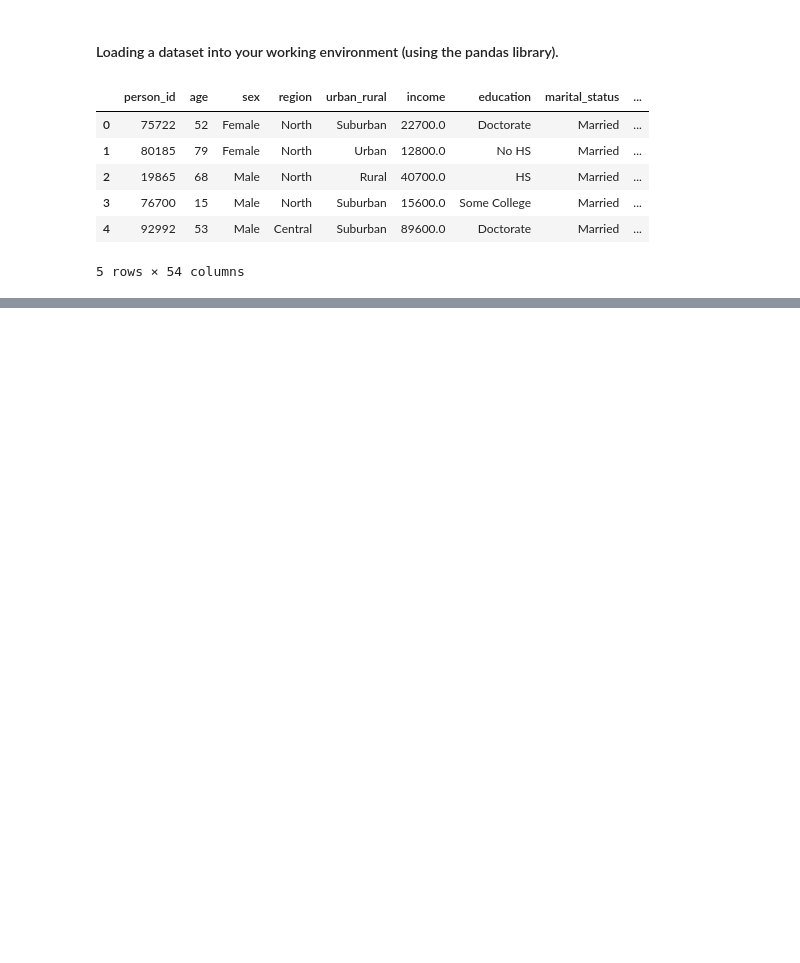
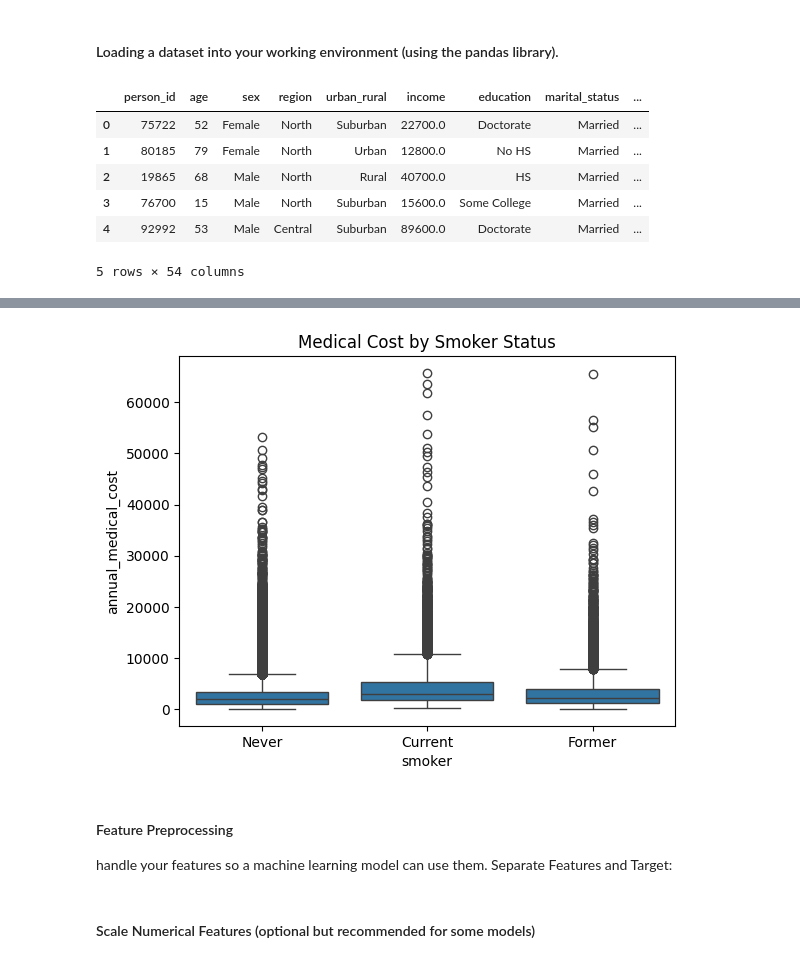
Before and after one commit to MaykInvest/Medical-Insurance-Cost-Prediction-, a Jupyter notebook: analysis.ipynb, the cells around one changed output, grey strips where cells are left out. Cells and saved outputs as stored; diff of their text form; code cells hidden in the pictures; blank space fills up the shorter version.

```diff
--- a/analysis.ipynb
+++ b/analysis.ipynb
@@ -106,0 +264,11 @@ df.head()
+# %%
+# Example: effect of smoker status on annual medical cost
+sns.boxplot(x='smoker', y='annual_medical_cost', data=df)
+plt.title('Medical Cost by Smoker Status')
+plt.show()
+# %% [output]
+[figure, added]
+# %% [markdown]
+#### Feature Preprocessing
+handle your features so a machine learning model can use them.
+Separate Features and Target:
@@ -106,0 +280,2 @@ df.head()
+# %% [markdown]
+#### Scale Numerical Features (optional but recommended for some models)
```
Also changed, not shown: parts of 18 cells of this notebook.
